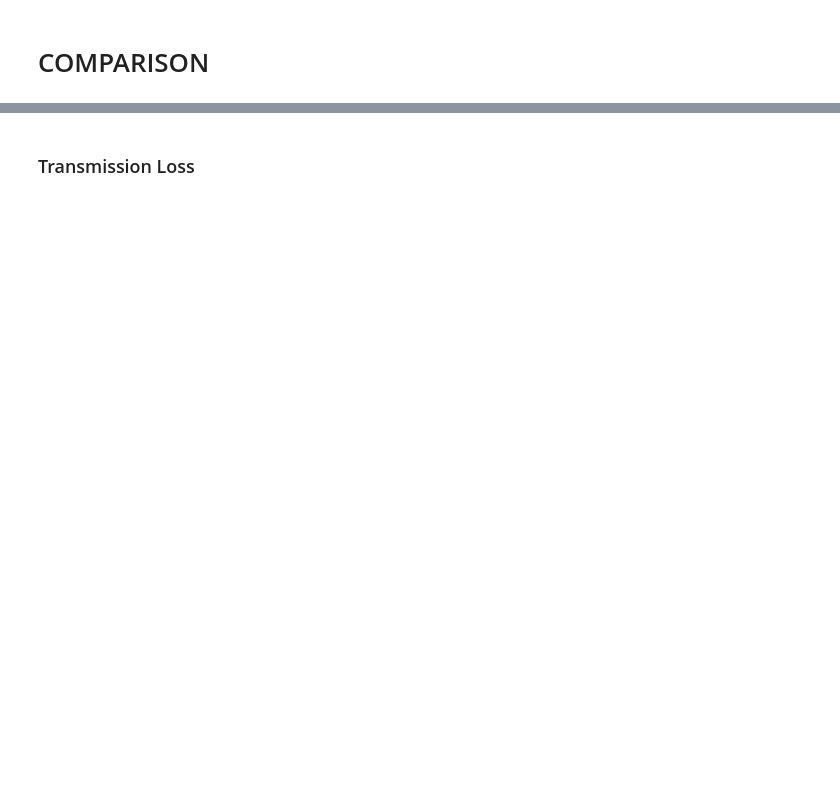
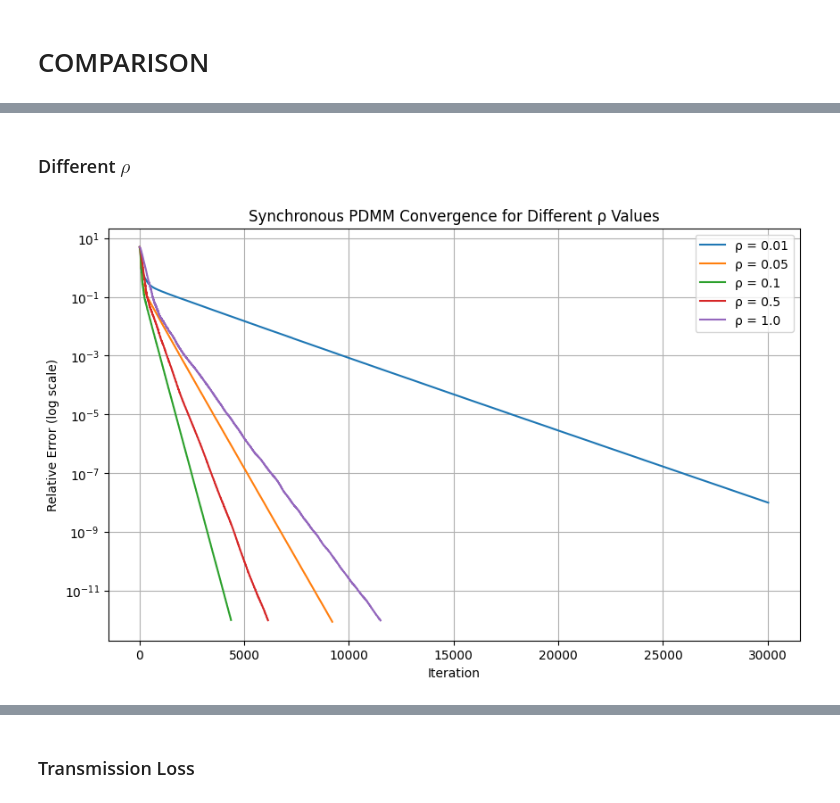
Before and after one commit to AybarsManav/PDMM, a Jupyter notebook: main.ipynb, the cells around one changed output, grey strips where cells are left out. Saved outputs shown, nothing was run; the diff lists cells and outputs as text; code cells hidden in the pictures; blank space fills up the shorter version.

```diff
--- a/main.ipynb
+++ b/main.ipynb
@@ -152,0 +201,15 @@ plt.show()
+# %% [markdown]
+### Different $\rho$
+# %%
+best_rho, results = rho_search_pdmm_sync(adjacency_matrix, sensor_values)
+plt.figure(figsize=(10, 6))
+for rho_val, errors in results.items():
+    plt.semilogy(range(len(errors)), errors, label=f"ρ = {rho_val}")
+plt.xlabel('Iteration')
+plt.ylabel('Relative Error (log scale)')
+plt.title('Synchronous PDMM Convergence for Different ρ Values')
+plt.legend()
+plt.grid(True)
+plt.show()
+# %% [output]
+[figure, added]
```
Also changed, not shown: parts of 17 cells of this notebook, 3 other files.
